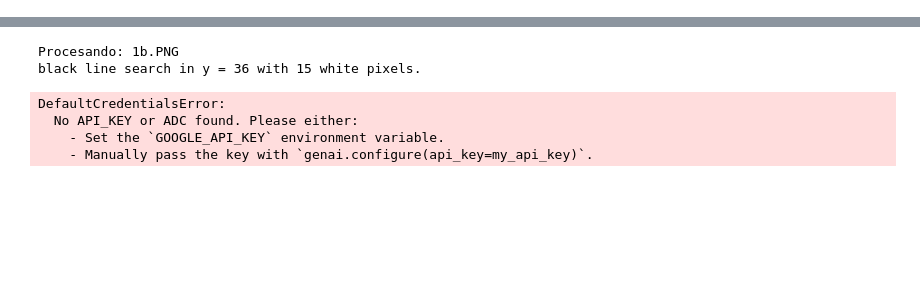
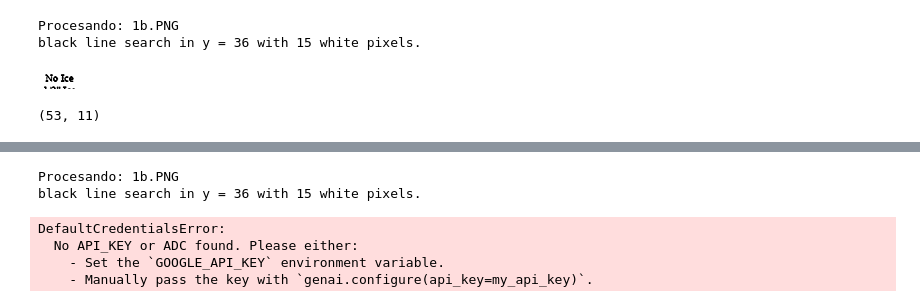
Before and after one commit to Juan1401123/FlyCowOCRD, a Jupyter notebook: test.ipynb, the cells around one changed output, grey strips where cells are left out. Saved outputs shown, nothing was run; the diff lists cells and outputs as text; code cells hidden in the pictures; blank space fills up the shorter version.

Commit message:
gemini add and google vision cloud

```diff
--- a/test.ipynb
+++ b/test.ipynb
@@ -21,3 +24,8 @@ pytesseract.pytesseract.tesseract_cmd =r'C:\Program Files\Tesseract-OCR\tesserac
 
 inputimg='C:\\Users\\juana\\Documents\\FlyCowOCR\\img-input2'
+# %%
+keygooglecloudvision='AIzaSyCdUN7Xha_xiAXWwHS3d89rm4xaNpS617g'
+# %%
+from google.cloud import vision
+client = vision.ImageAnnotatorClient(client_options={'api_key': keygooglecloudvision})
 # %%
@@ -108,0 +253,63 @@ genai.configure(api_key=apikey)
+# %%
+for filename in os.listdir(inputimg)[:1]:
+    filepath = os.path.join(inputimg, filename)
+    if not filename.lower().endswith((".png", ".jpg", ".jpeg")):
+        continue
+
+    print(f"Procesando: {filename}")
+
+
+    openimg = Image.open(filepath).convert('RGB')
+    openimg = scale_width_and_pad_down(openimg)
+    openimg = openimg.convert('L')
+    openimg = openimg.crop((0, 59, openimg.width, openimg.height))
+
+    enhancer = ImageEnhance.Contrast(openimg)
+    openimg = openimg.filter(ImageFilter.GaussianBlur(radius=.40))
+    openimg = enhancer.enhance(2)
+    openimg = cortar_por_primera_linea_negra(openimg)
+    imgtpocr = openimg
+
+
+    column_boundaries = find_column_boundaries(openimg)
+    row_size = 11
+    row_less = 0
+
+
+    pivotcolum = imgtpocr.crop((column_boundaries[5][0]-5, 0, column_boundaries[5][1]+15, openimg.height))
+
+    for x in range(1):
+        width, height = pivotcolum.size
+        n_round = math.floor(height / (row_size))
+
+        for e in range(n_round):
+            top = e * row_size
+            bottom = top + row_size
+            row_pivotcolum = pivotcolum.crop((0, top -2, width, bottom + 2))
+
+
+            # byte_stream = io.BytesIO()
+            # row_pivotcolum.save(byte_stream, format='PNG')
+            # image_bytes = byte_stream.getvalue()
+            # gc_vision_image = vision.Image(content=image_bytes)
+
+
+
+
+            # response = client.document_text_detection(image=gc_vision_image)
+            # keyword = response.full_text_annotation.text.replace('\n', ' ').strip()
+
+
+
+    row_less += 3
+# %% [output]
+Procesando: 1b.PNG
+black line search in y = 36 with 15 white pixels.
+# %%
+row_pivotcolum
+# %% [output]
+[figure, added]
+# %%
+row_pivotcolum.size
+# %% [output]
+(53, 11)
```
Also changed, not shown: parts of 26 cells of this notebook, 5 other files.
